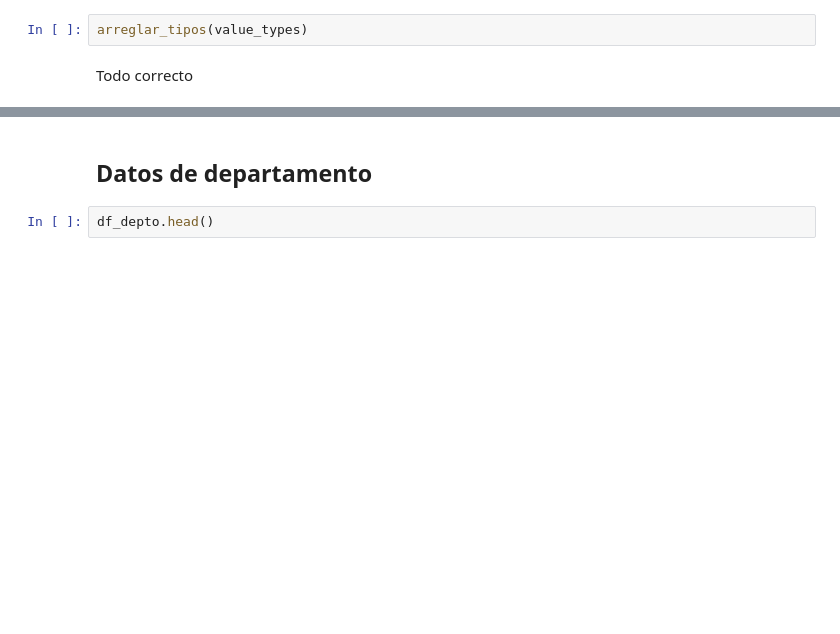
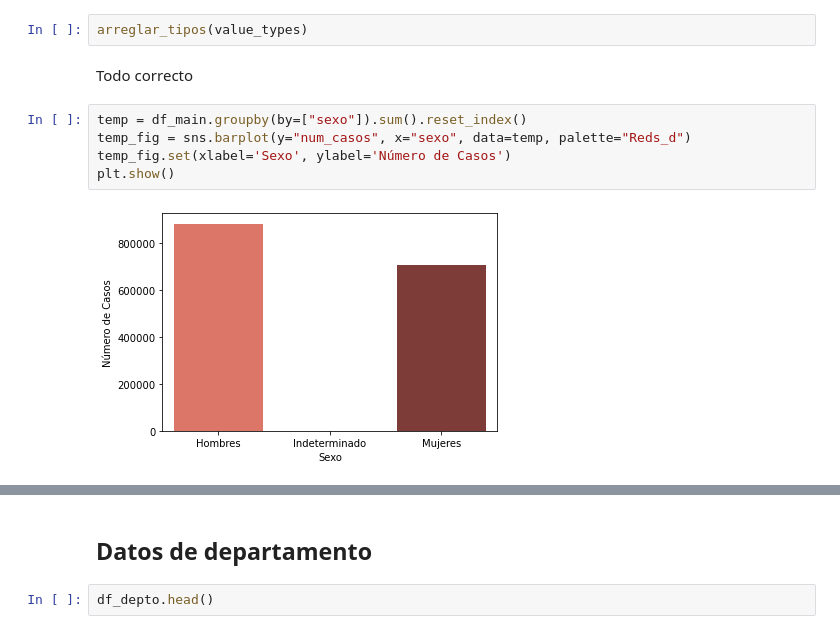
Before and after one commit to Repositorios-ISIS/ISIS-3301-P2, a Jupyter notebook: data/Perfilamiento y Limpieza.ipynb, the cells around one changed output, grey strips where cells are left out. Drawn from its saved outputs; the diff is of its cells as text; blank space fills up the shorter version.

```diff
--- a/data/Perfilamiento y Limpieza.ipynb
+++ b/data/Perfilamiento y Limpieza.ipynb
@@ -102,3 +103,10 @@ Volvemos a intentar
 arreglar_tipos(value_types)
 # %% [markdown]
 Todo correcto
+# %%
+temp = df_main.groupby(by=["sexo"]).sum().reset_index()
+temp_fig = sns.barplot(y="num_casos", x="sexo", data=temp, palette="Reds_d")
+temp_fig.set(xlabel='Sexo', ylabel='Número de Casos')
+plt.show()
+# %% [output]
+[figure, added]
```
Also changed, not shown: parts of 16 cells of this notebook, 11 other files.
